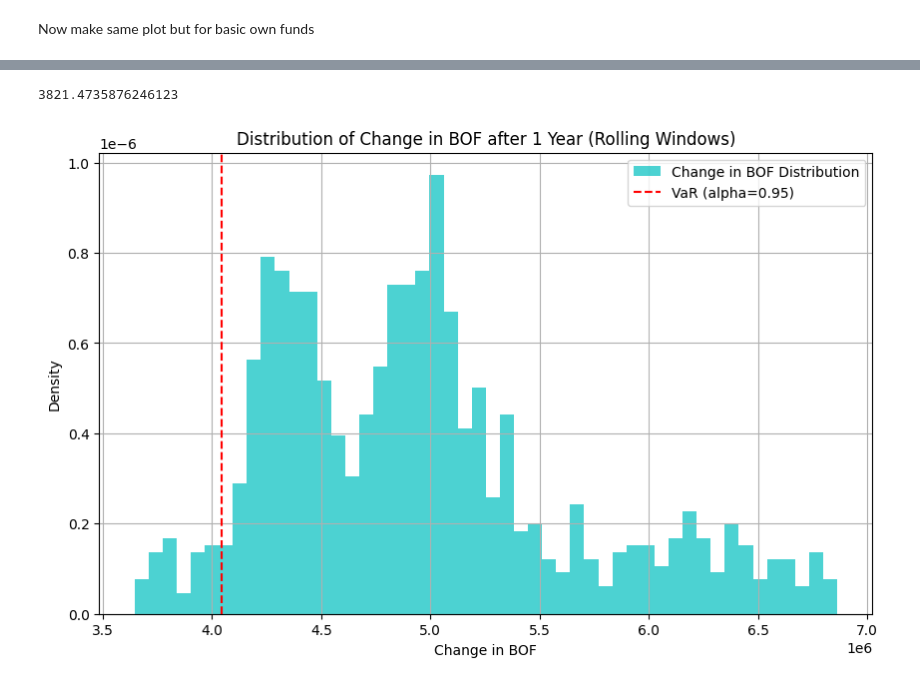
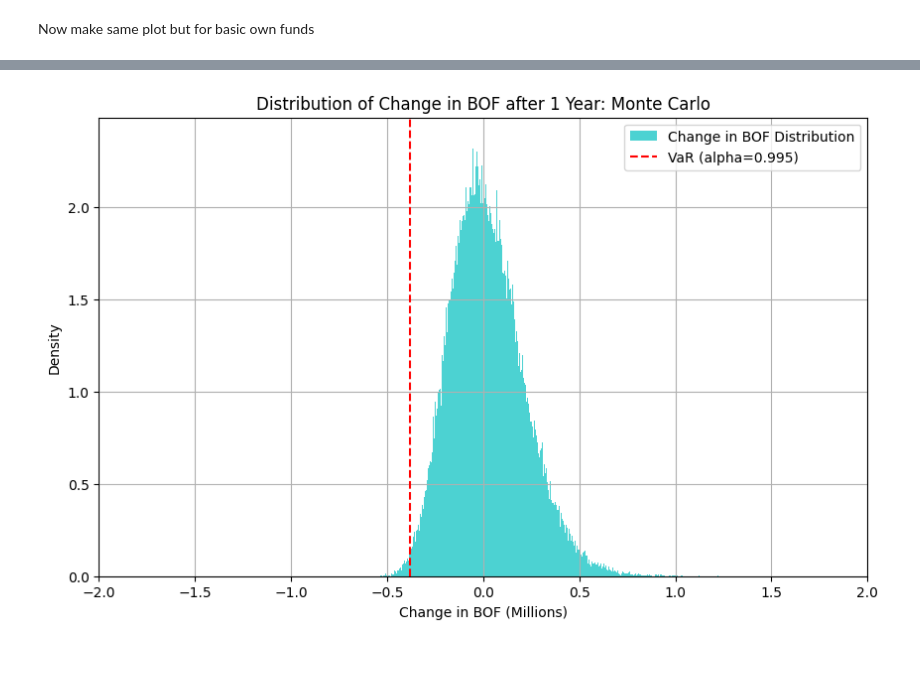
Before and after one commit to nickaskari/portfolio-opt-insurance, a Jupyter notebook: optimization/explore/bof_distribution.ipynb, the cells around one changed output, grey strips where cells are left out. Saved outputs shown, nothing was run; the diff lists cells and outputs as text; code cells hidden in the pictures; blank space fills up the shorter version.

```diff
--- a/optimization/explore/bof_distribution.ipynb
+++ b/optimization/explore/bof_distribution.ipynb
@@ -98,29 +94,28 @@ weights = np.array([0.0, 0.8, 0.1, 0.095, 0.0, 0.05])
 # %%
-BOF_0 = assets_0 - liabilities_0
+def plot_BOF_distribution(simulated_daily_returns):
+    BOF_0 = assets_0 - liabilities_0
 
-simulated_daily_returns = np.random.multivariate_normal(mean_returns, cov_matrix, (n_simulations, n_days))
+    portfolio_returns = np.dot(simulated_daily_returns, weights)
+    simulated_cumulative_returns = np.cumprod(1 + portfolio_returns, axis=1)[:, -1] - 1
 
-portfolio_returns = np.dot(simulated_daily_returns, weights)
-simulated_cumulative_returns = np.cumprod(1 + portfolio_returns, axis=1)[:, -1] - 1
+    assets_t1 = assets_0 * (1 + simulated_cumulative_returns)  # Assets after 1 year
+    liabilities_t1 = liabilities_0 * (1 + liability_growth)  # Liabilities after 1 year
 
-assets_t1 = assets_0 * (1 + simulated_cumulative_returns)  # Assets after 1 year
-liabilities_t1 = liabilities_0 * (1 + liability_growth)  # Liabilities after 1 year
+    bof_t1 = assets_t1 - liabilities_t1
+    bof_change = bof_t1 - BOF_0
 
-# Calculate Basic Own Funds (BOF) after 1 year
-bof_t1 = assets_t1 - liabilities_t1
+    scr = np.percentile(bof_change, 100 * (1 - 0.995))
 
-bof_change = bof_t1 - BOF_0
-bof_change_percentage = (bof_t1 - BOF_0) / BOF_0 * 100
+    plt.figure(figsize=(10, 6))
+    plt.hist(bof_change / 1e6, bins=500, alpha=0.7, color='c', label='Change in BOF Distribution', density=True)
+    plt.axvline(np.percentile(bof_change, 0.5) / 1e6, color='r', linestyle='--', label='VaR (alpha=0.995)')
+    plt.title('Distribution of Change in BOF after 1 Year: Monte Carlo')
+    plt.xlabel('Change in BOF (Millions)')
+    plt.ylabel('Density')
 
-scr = np.percentile(bof_change, 100 * (1 - 0.995))
-#print("SCR =", scr)
+    plt.xlim(-2, 2)
+    plt.xticks(np.arange(-2, 2.5, 0.5))  # Increments of 0.5 within the range [-2, 2]
 
-plt.figure(figsize=(10, 6))
-plt.hist(bof_change, bins=50, alpha=0.7, color='c', label='Change in BOF Distribution', density=True)
-plt.axvline(np.percentile(bof_change, 0.5), color='r', linestyle='--', label='VaR (alpha=0.995)')
-plt.title('Distribution of Change in BOF after 1 Year: Monte Carlo')
-plt.xlabel('Change in BOF')
-plt.ylabel('Density')
-plt.legend()
-plt.grid(True)
-plt.show()
+    plt.legend()
+    plt.grid(True)
+    plt.show()
@@ -129,32 +122,4 @@ plt.show()
-# %%
-portfolio_values_t1 = assets_0 * (1 + simulated_cumulative_returns)
-expected_return = (portfolio_values_t1.mean() - assets_0) #/ self.assets0
-expected_return
-# %% [output]
-3821.4735876246123
-# %%
-# Step 1: Calculate rolling 1-year (252 trading days) returns
-rolling_returns = returns_df.rolling(window=252).apply(lambda x: np.prod(1 + x) - 1, raw=False).dropna()
-
-# Step 2: Calculate assets and liabilities after 1 year for each rolling window
-assets_t1 = assets_0 * (1 + rolling_returns)
-liabilities_t1 = liabilities_0 * (1 + liability_growth)
-
-# Step 3: Calculate BOF after 1 year for each period
-bof_t1 = assets_t1.sum(axis=1) - liabilities_t1  # liabilities_t1 is a scalar, so no axis needed
-
-# Step 4: Calculate the change in BOF from the initial value
-bof_change = bof_t1 - (assets_0 - liabilities_0)
-
-# Plot the distribution of BOF changes
-plt.figure(figsize=(10, 6))
-plt.hist(bof_change, bins=50, alpha=0.7, color='c', label='Change in BOF Distribution', density=True)
-plt.axvline(np.percentile(bof_change, 5), color='r', linestyle='--', label='VaR (alpha=0.95)')
-plt.title('Distribution of Change in BOF after 1 Year (Rolling Windows)')
-plt.xlabel('Change in BOF')
-plt.ylabel('Density')
-plt.legend()
-plt.grid(True)
-plt.show()
-# %% [output]
-[figure, removed]
+# %%
+plot_BOF_distribution(simulated_daily_returns)
+# %% [output]
+[figure, added]
```
Also changed, not shown: parts of 29 cells of this notebook.
